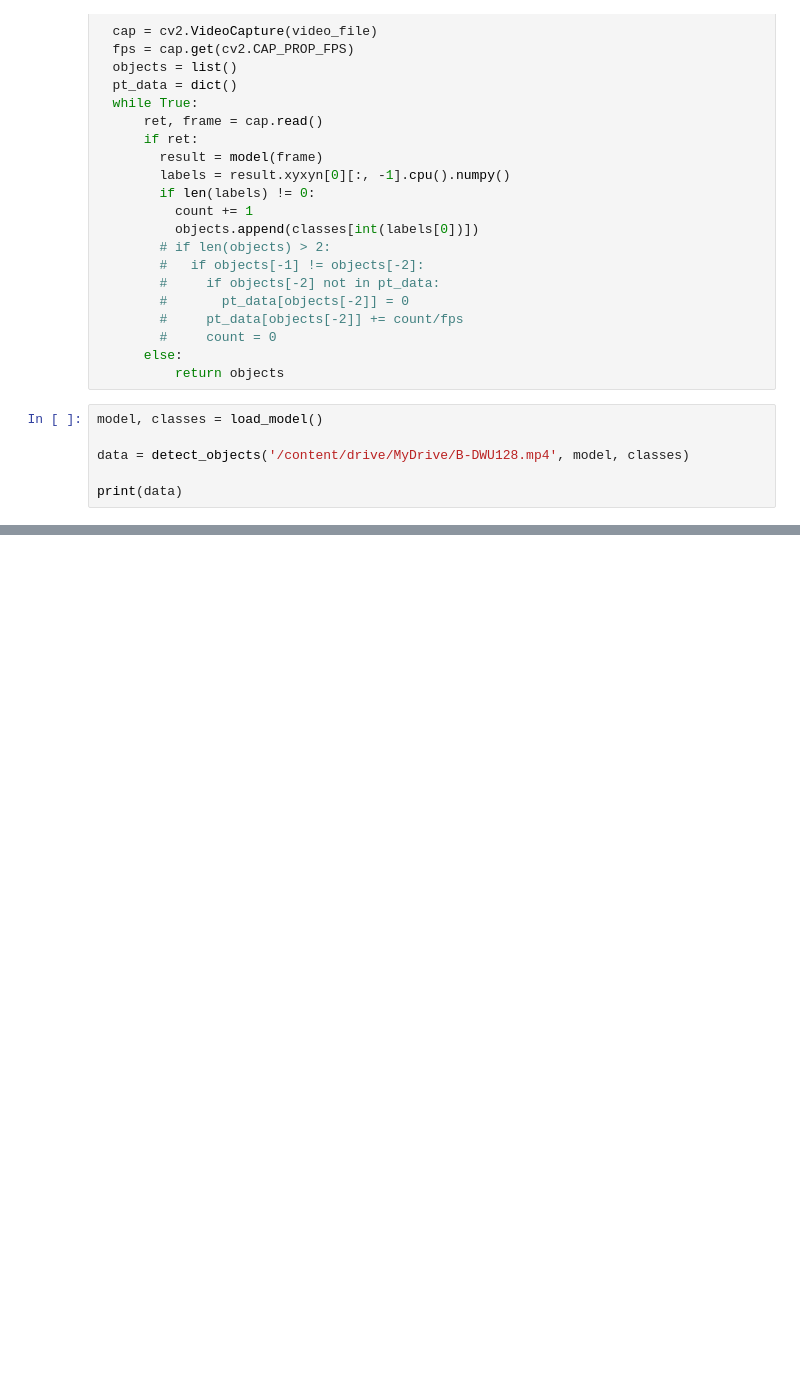
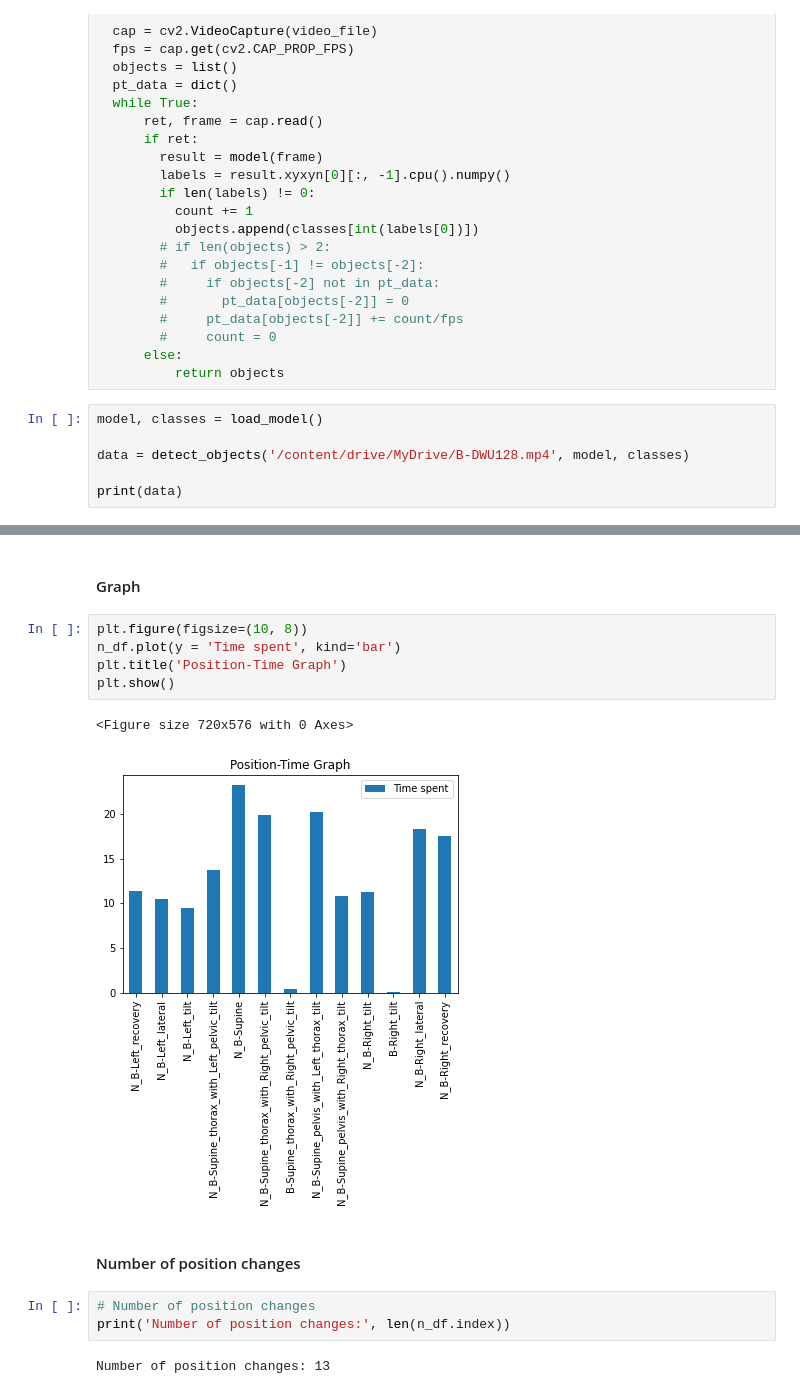
Before and after one commit to RahaviSelvarajan/Sleep-posture-classification, a Jupyter notebook: SBI_YOLO_Pytorch.ipynb, the cells around one changed output, grey strips where cells are left out. Saved outputs shown, nothing was run; the diff lists cells and outputs as text; blank space fills up the shorter version.

```diff
--- a/SBI_YOLO_Pytorch.ipynb
+++ b/SBI_YOLO_Pytorch.ipynb
@@ -251,0 +384,17 @@ display(df)
+# %% [markdown]
+#### Graph
+# %%
+plt.figure(figsize=(10, 8))
+n_df.plot(y = 'Time spent', kind='bar')
+plt.title('Position-Time Graph')
+plt.show()
+# %% [output]
+<Figure size 720x576 with 0 Axes>
+[figure, added]
+# %% [markdown]
+#### Number of position changes
+# %%
+# Number of position changes
+print('Number of position changes:', len(n_df.index))
+# %% [output]
+Number of position changes: 13
```
Also changed, not shown: parts of 23 cells of this notebook.
